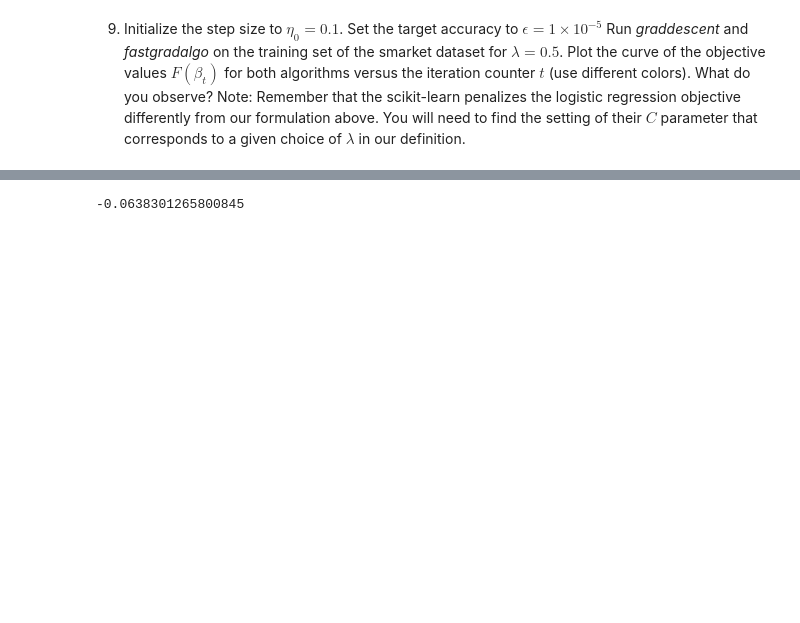
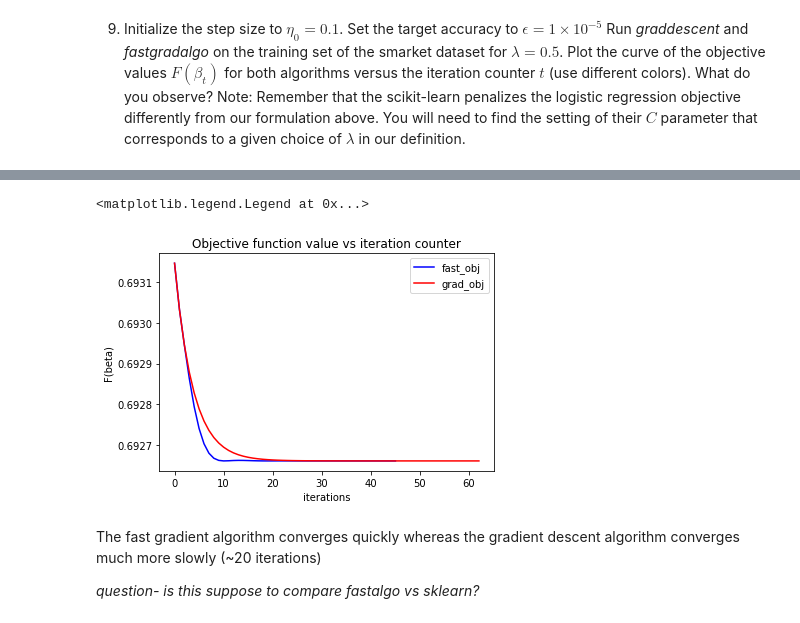
Before and after one commit to emi90/data558, a Jupyter notebook: Homework/hw3_EmilyYamauchi.ipynb, the cells around one changed output, grey strips where cells are left out. Cells and saved outputs as stored; diff of their text form; code cells hidden in the pictures; blank space fills up the shorter version.

```diff
--- a/Homework/hw3_EmilyYamauchi.ipynb
+++ b/Homework/hw3_EmilyYamauchi.ipynb
@@ -134,11 +134,18 @@ beta_test = m.coef_
 def computegrad(X, y, beta, lamb):
     """
     Compute the gradient of the objective function for n>1 and d>1
+
+    Params:
+    X : nxd matrx
+    y : nx1 matrix
+    beta : 1xd matrix
+    lamb: float
     """
-    n = len(X)
-    frac = (np.exp(-y*np.dot(beta, X.T)))/(1+np.exp(-y*np.dot(beta, X.T)))
-    f1 = np.sum(frac.dot(-y_train)*Xs)
-    #f1 = np.sum(np.dot(-y, np.dot(X.T, frac)))/n
+    n = X.shape[0]
+
+    exp = np.exp(np.multiply(-y, np.dot(X,beta)))
+    Q = np.diag(exp/(1+exp))
+    f1 = (X.T.dot(Q.dot(y))) * (-1/n)
     f2 = 2*lamb*beta
 
     return f1 + f2
@@ -257,7 +255,7 @@ def fastgradalgo(beta_init, eta_init, decay_rate, prop_constant, target_accuracy
     while not f_norm <= target_accuracy:
 
         beta_1 = theta_t - eta * f_grad(theta_t)
-        theta_t = beta_1 + np.dot((t/(t+3)), (beta_1 - beta_t))
+        theta_t = beta_1 + (t/(t+3)) * (beta_1 - beta_t)
         betas.append(beta_1)
         eta = backtracking(eta, decay_rate, prop_constant, f, f_grad, beta_t, -f_grad(beta_t))
         beta_t = beta_1
@@ -712,4 +273,0 @@ betas = np.insert(beta_test, 0, 0)
-# %%
-betas[1]
-# %% [output]
--0.0638301265800845
@@ -715,0 +276,31 @@ betas[1]
+# %%
+eta_init = 0.1
+decay_rate = 0.8
+beta_init = np.zeros(3)
+prop_constant = 0.5
+#1/(np.max(np.linalg.eigh((1/len(Xs))*np.dot(Xs.T,Xs))[0])+lamb)
+lamb = 0.5
+target_accuracy = 10**-5
+# %%
+#fastgradalgo(beta_init, eta_init, decay_rate, prop_constant, target_accuracy, lamb)
+grad_b = graddescent(beta_init, eta_init, decay_rate, prop_constant, target_accuracy, lamb)
+grad_obj = [obj_function(Xs, y_train, b, lamb) for b in grad_b]
+
+fast_b = fastgradalgo(beta_init, eta_init, decay_rate, prop_constant, target_accuracy, lamb)
+fast_obj = [obj_function(Xs, y_train, b, lamb) for b in fast_b]
+# %%
+fig = plt.figure()
+ax = fig.add_subplot()
+ax.plot(fast_obj, c = 'b', label = 'fast_obj')
+ax.plot(grad_obj, c = 'r', label = 'grad_obj')
+ax.set_title('Objective function value vs iteration counter')
+ax.set_xlabel('iterations')
+ax.set_ylabel('F(beta)')
+ax.legend()
+# %% [output]
+<matplotlib.legend.Legend at 0x...>
+[figure, added]
+# %% [markdown]
+The fast gradient algorithm converges quickly whereas the gradient descent algorithm converges much more slowly (~20 iterations)
+
+*question- is this suppose to compare fastalgo vs sklearn?*
```
Also changed, not shown: parts of 72 cells of this notebook.
